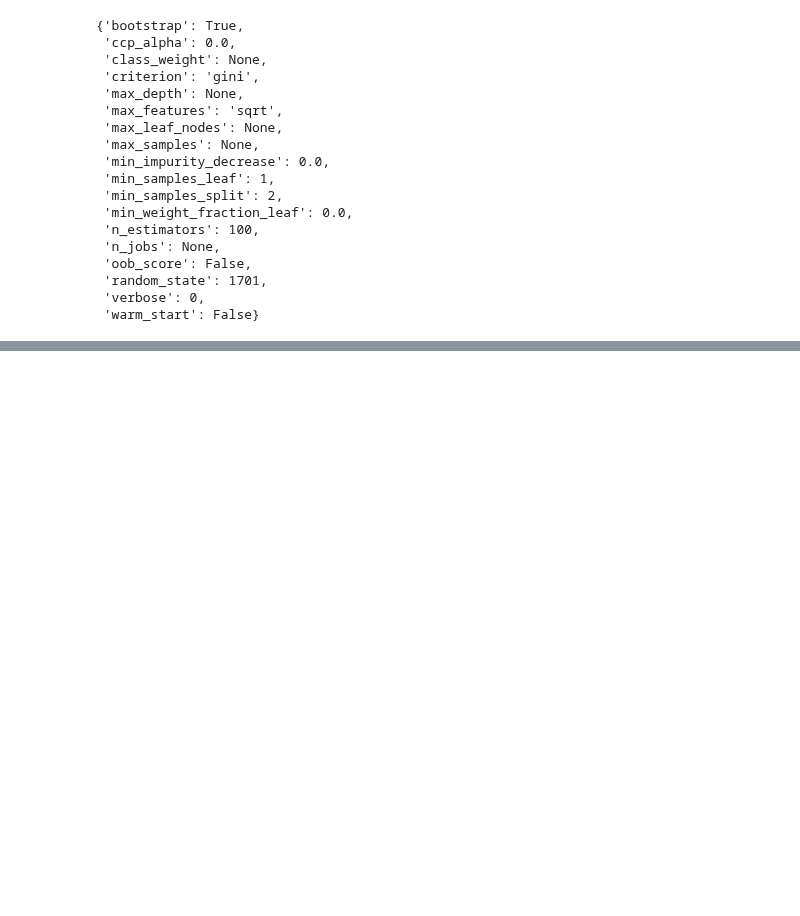
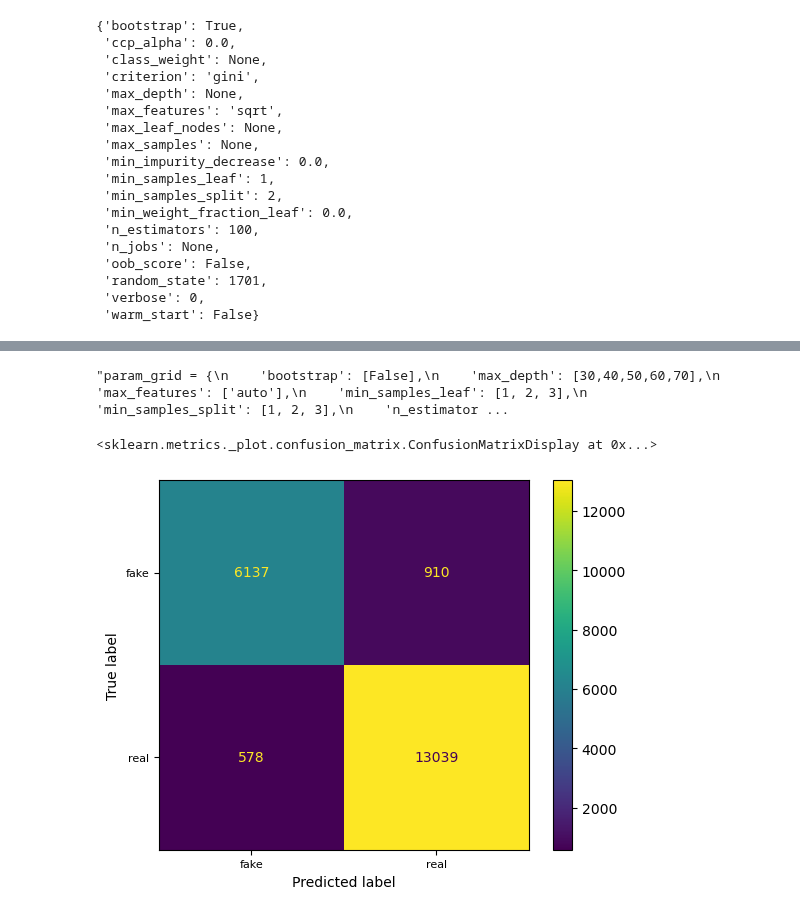
Before and after one commit to Noob1701/Springboard, a Jupyter notebook: Fake News Modelling.ipynb, the cells around one changed output, grey strips where cells are left out. Drawn from its saved outputs; the diff is of its cells as text; code cells hidden in the pictures; blank space fills up the shorter version.

Commit message:
All models ran, readability scores and other metrics only factored in on my logistic regression model

```diff
--- a/Fake News Modelling.ipynb
+++ b/Fake News Modelling.ipynb
@@ -326,5 +331,6 @@ random_grid = {'bootstrap': [True, False],
 # %%
-rf_random = RandomizedSearchCV(estimator = rf, param_distributions = random_grid, n_iter = 100, verbose = 3, cv = 3, n_jobs = -1, random_state=1701)
+rf_random = RandomizedSearchCV(estimator = rf, param_distributions = random_grid, n_iter = 100, verbose = 3,
+                               cv = 3, n_jobs = -1, random_state=1701)
 # %%
 rf_random.fit(X_train_scaled, y_train)
 # %% [output]
@@ -355,7 +363,7 @@ rf_random.best_params_
  'bootstrap': False}
 # %%
-rf_random_best = RandomForestClassifier(n_estimators = 1000, min_samples_split = 2, min_samples_leaf = 1, max_features = 'auto',
-                                        max_depth =50, criterion = 'log_loss', bootstrap = False, random_state = 1701)
+rf_random_best = RandomForestClassifier(n_estimators = 1600, min_samples_split = 2, min_samples_leaf = 1, max_features = 'auto',
+                                        max_depth =50, criterion = 'entropy', bootstrap = False, random_state = 1701)
 # %%
-rf_random_best.fit(X_test_scaled, y_test)
+rf_random_best.fit(X_train_scaled, y_train)
 # %% [output]
@@ -371,9 +379,13 @@ score on train: 0.9235199225681562
 # %%
-param_grid = {
+'''param_grid = {
     'bootstrap': [False],
     'max_depth': [30,40,50,60,70],
     'max_features': ['auto'],
     'min_samples_leaf': [1, 2, 3],
     'min_samples_split': [1, 2, 3],
-    'n_estimators': [800, 1000, 1200]
-    'random_state':1701
+    'n_estimators': [1400, 1600, 1800]
+    'criterion': ['entropy']
+    'random_state':1701}
+'''
+# %% [output]
+"param_grid = {\n    'bootstrap': [False],\n    'max_depth': [30,40,50,60,70],\n    'max_features': ['auto'],\n    'min_samples_leaf': [1, 2, 3],\n    'min_samples_split': [1, 2, 3],\n    'n_estimator ...
@@ -381,0 +392,16 @@ rf_random = RandomizedSearchCV(estimator = rf, param_distributions = param_grid,
+# %%
+y_pred_test_clf_rf = rf_random_best.predict(X_test_scaled)
+y_pred_train_clf_rf = rf_random_best.predict(X_train_scaled)
+# %%
+cm = confusion_matrix(y_test, y_pred_test_clf_rf, labels = rf_random_best.classes_)
+_, ax = plt.subplots()
+display_cm = ConfusionMatrixDisplay(confusion_matrix = cm,
+                                    display_labels = ['fake', 'real'])
+ax.set_xticks([0, 1])
+ax.set_yticks([0, 1])
+ax.set_xticklabels(labels = ['fake', 'real'], fontsize = 8)
+ax.set_yticklabels(labels = ['fake', 'real'], fontsize = 8)
+display_cm.plot(ax = ax)
+# %% [output]
+<sklearn.metrics._plot.confusion_matrix.ConfusionMatrixDisplay at 0x...>
+[figure, added]
```
Also changed, not shown: parts of 60 cells of this notebook.
